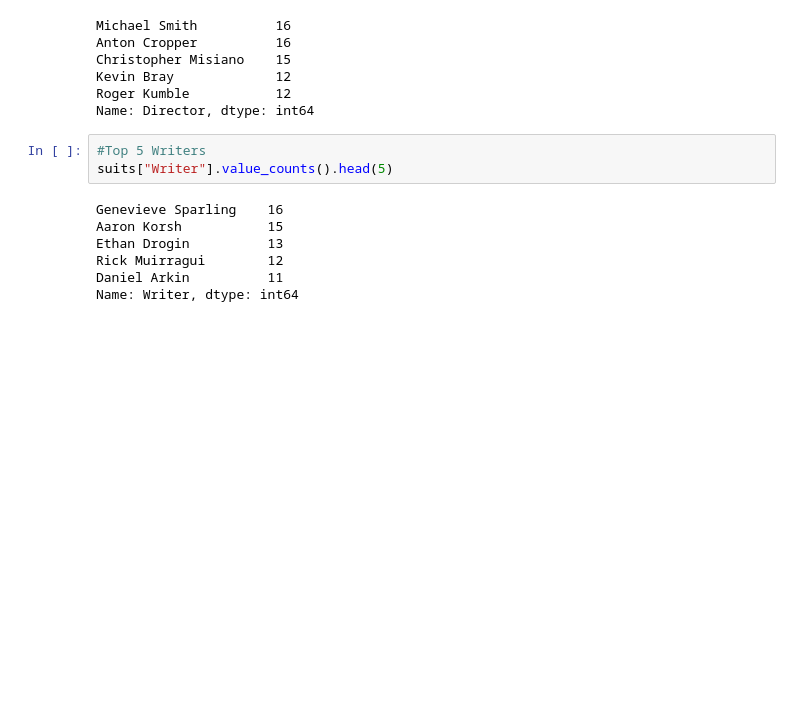
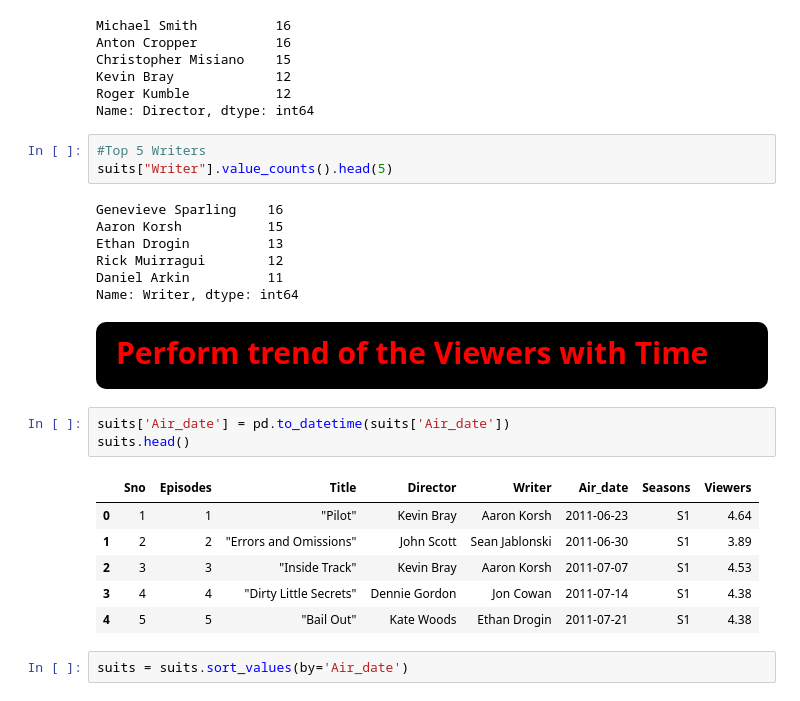
Before and after one commit to yam1473/RR_Assignment8, a Jupyter notebook: suits_analysis.ipynb, the cells around one changed output. Drawn from its saved outputs; the diff is of its cells as text; blank space fills up the shorter version.

```diff
--- a/suits_analysis.ipynb
+++ b/suits_analysis.ipynb
@@ -118,3 +131,19 @@ Ethan Drogin          13
 Rick Muirragui        12
 Daniel Arkin          11
 Name: Writer, dtype: int64
+# %% [markdown]
+<div style="background-color: #000; padding: 20px; border-radius: 10px; display: inline-flex; align-items: center; overflow: hidden;">
+    <span style="color: #ff0000; font-size: 30px; font-weight: bold; margin-right: 10px;">Perform trend of the Viewers with Time</span>
+</div>
+# %%
+suits['Air_date'] = pd.to_datetime(suits['Air_date'])
+suits.head()
+# %% [output]
+|  | Sno | Episodes | Title | Director | Writer | Air_date | Seasons | Viewers |
+| 0 | 1 | 1 | "Pilot" | Kevin Bray | Aaron Korsh | 2011-06-23 | S1 | 4.64 |
+| 1 | 2 | 2 | "Errors and Omissions" | John Scott | Sean Jablonski | 2011-06-30 | S1 | 3.89 |
+| 2 | 3 | 3 | "Inside Track" | Kevin Bray | Aaron Korsh | 2011-07-07 | S1 | 4.53 |
+| 3 | 4 | 4 | "Dirty Little Secrets" | Dennie Gordon | Jon Cowan | 2011-07-14 | S1 | 4.38 |
+| 4 | 5 | 5 | "Bail Out" | Kate Woods | Ethan Drogin | 2011-07-21 | S1 | 4.38 |
+# %%
+suits = suits.sort_values(by='Air_date')
```
Also changed, not shown: parts of 19 cells of this notebook.
